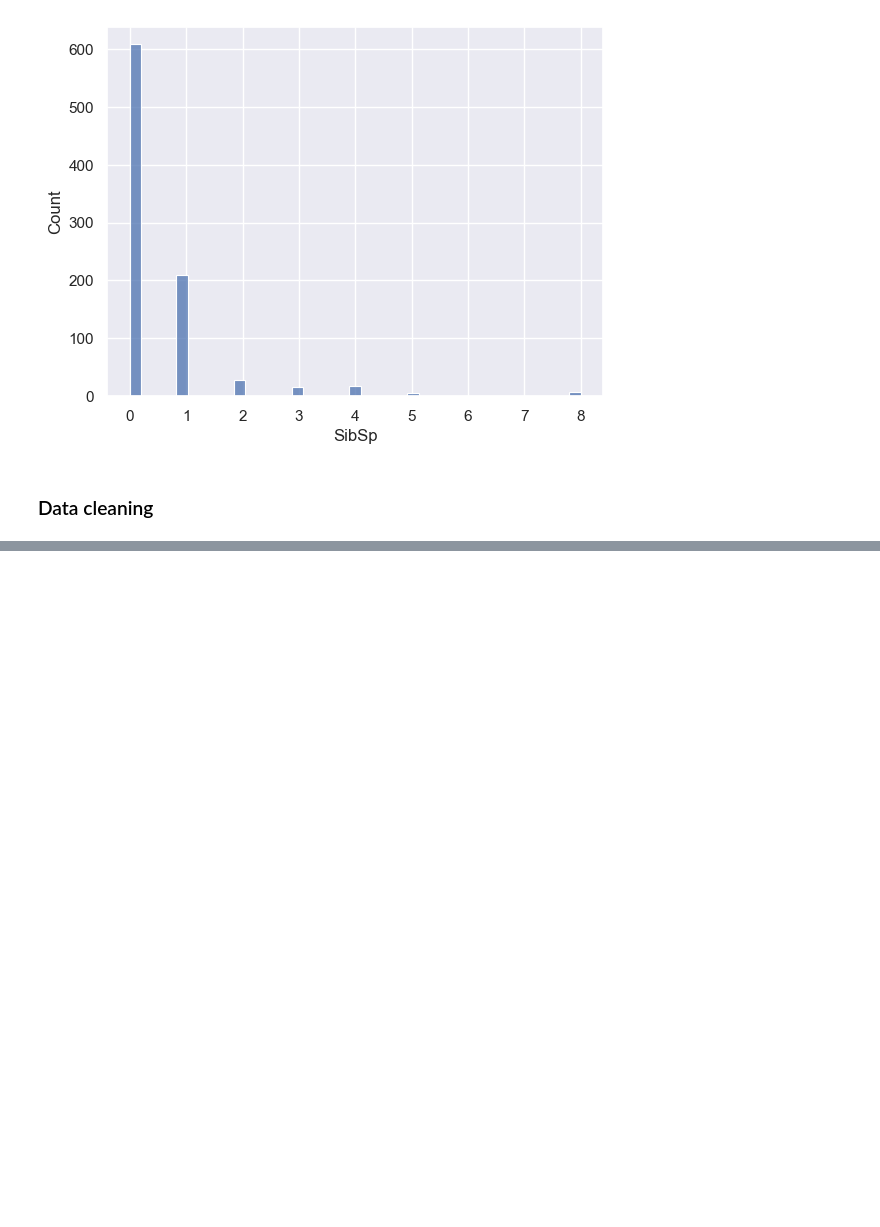
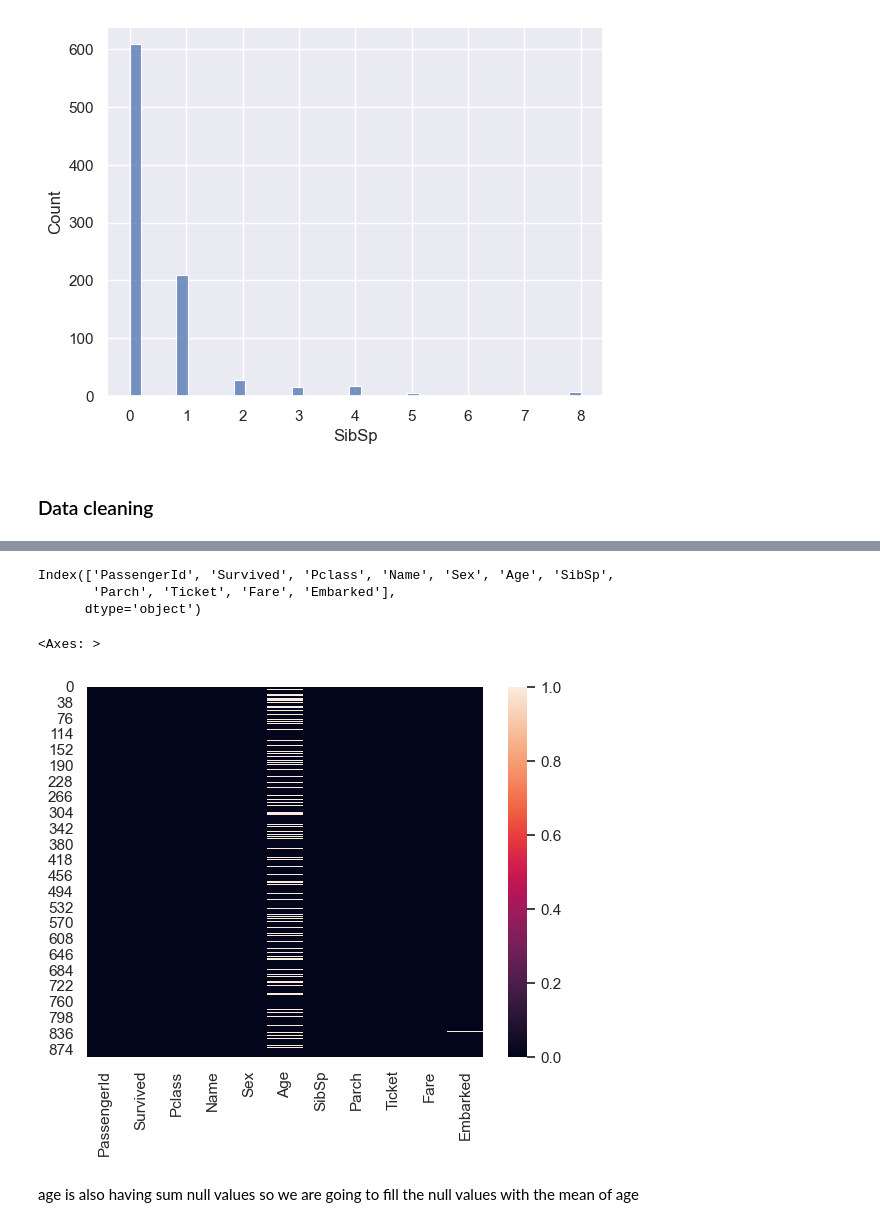
Before and after one commit to TheTharz/ML-Lectures, a Jupyter notebook: ml_labs04_matplotlib.ipynb, the cells around one changed output, grey strips where cells are left out. Saved outputs shown, nothing was run; the diff lists cells and outputs as text; code cells hidden in the pictures; blank space fills up the shorter version.

```diff
--- a/ml_labs04_matplotlib.ipynb
+++ b/ml_labs04_matplotlib.ipynb
@@ -205,0 +229,2 @@ sns.histplot(data=df,x='SibSp')
+# %%
+df=df.drop('Cabin',axis=1)
@@ -205,0 +247,13 @@ sns.histplot(data=df,x='SibSp')
+# %%
+df.columns
+# %% [output]
+Index(['PassengerId', 'Survived', 'Pclass', 'Name', 'Sex', 'Age', 'SibSp',
+       'Parch', 'Ticket', 'Fare', 'Embarked'],
+      dtype='object')
+# %%
+sns.heatmap(data=df.isnull())
+# %% [output]
+<Axes: >
+[figure, added]
+# %% [markdown]
+age is also having sum null values so we are going to fill the null values with the mean of age
```
Also changed, not shown: parts of 45 cells of this notebook.
